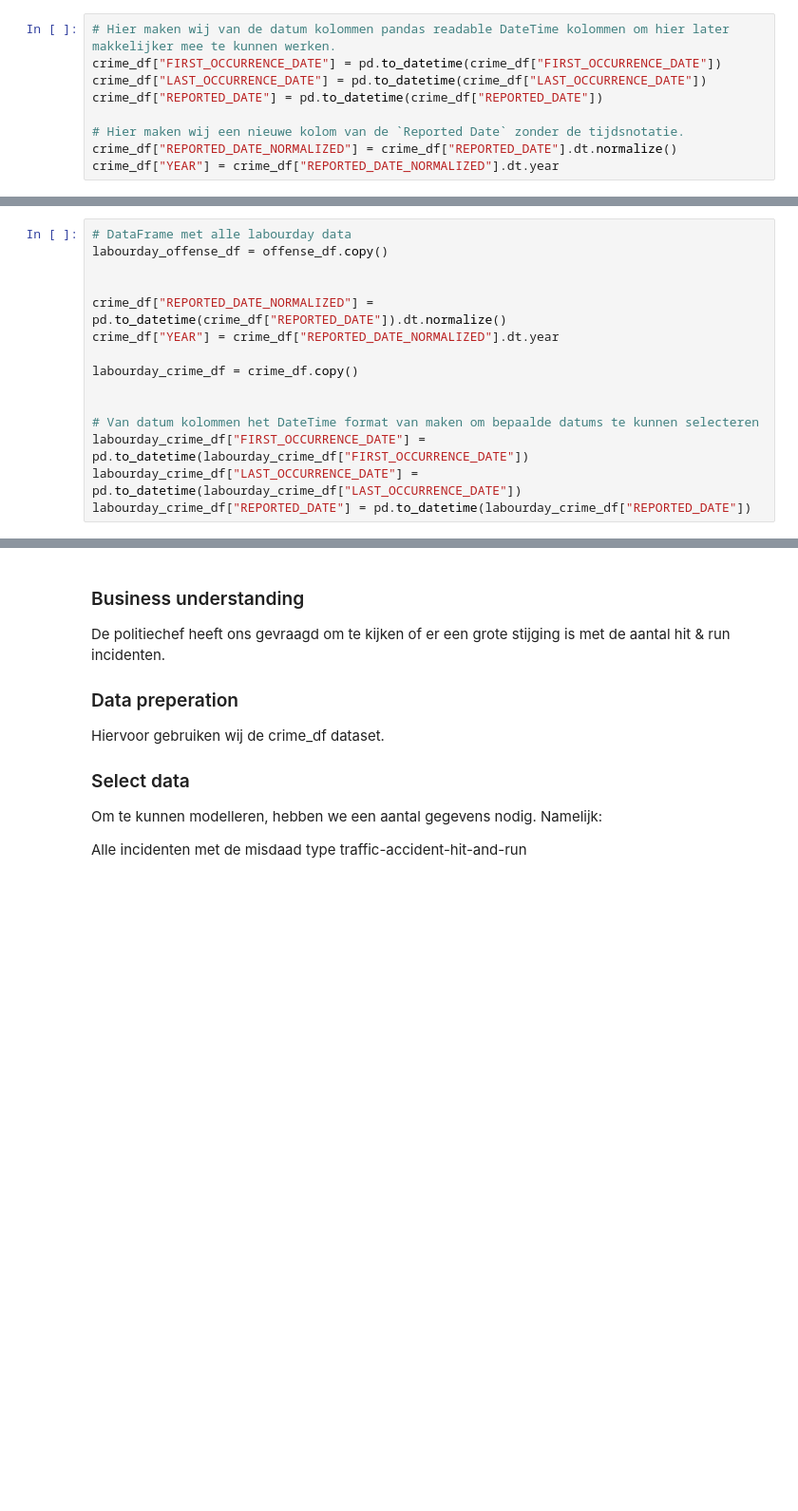
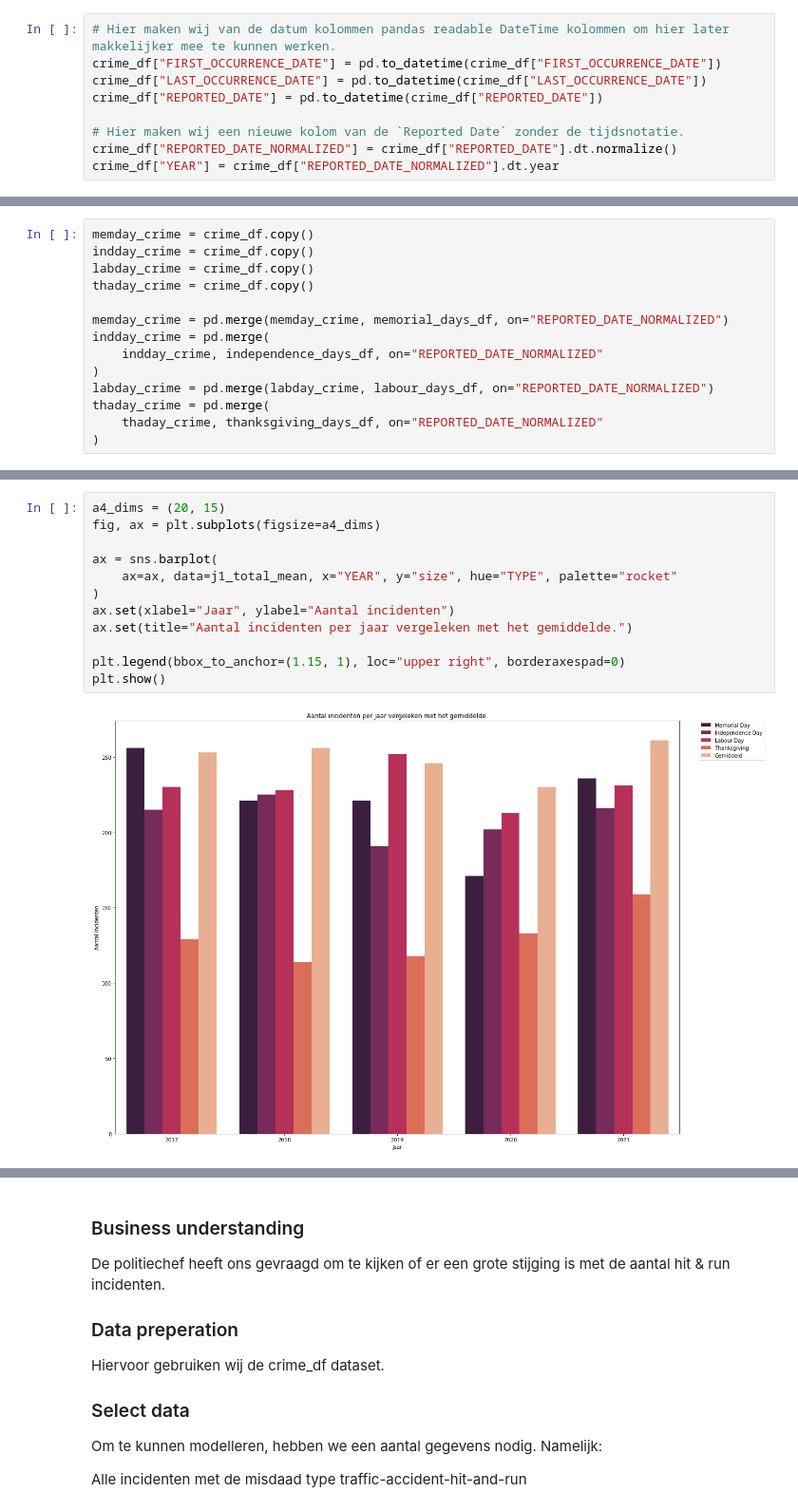
Before and after one commit to KolmschateS/poc-crime, a Jupyter notebook: analyses.ipynb, the cells around one changed output, grey strips where cells are left out. Shown at 95% size. Drawn from its saved outputs; the diff is of its cells as text; blank space fills up the shorter version.

```diff
--- a/analyses.ipynb
+++ b/analyses.ipynb
@@ -587,15 +243,0 @@ Zie algemene data understanding
-# %%
-# DataFrame met alle labourday data
-labourday_offense_df = offense_df.copy()
-
-
-crime_df["REPORTED_DATE_NORMALIZED"] = pd.to_datetime(crime_df["REPORTED_DATE"]).dt.normalize()
-crime_df["YEAR"] = crime_df["REPORTED_DATE_NORMALIZED"].dt.year
-
-labourday_crime_df = crime_df.copy()
-
-
-# Van datum kolommen het DateTime format van maken om bepaalde datums te kunnen selecteren
-labourday_crime_df["FIRST_OCCURRENCE_DATE"] = pd.to_datetime(labourday_crime_df["FIRST_OCCURRENCE_DATE"])
-labourday_crime_df["LAST_OCCURRENCE_DATE"] = pd.to_datetime(labourday_crime_df["LAST_OCCURRENCE_DATE"])
-labourday_crime_df["REPORTED_DATE"] = pd.to_datetime(labourday_crime_df["REPORTED_DATE"])
@@ -850,0 +325,14 @@ plt.show()
+# %%
+memday_crime = crime_df.copy()
+indday_crime = crime_df.copy()
+labday_crime = crime_df.copy()
+thaday_crime = crime_df.copy()
+
+memday_crime = pd.merge(memday_crime, memorial_days_df, on="REPORTED_DATE_NORMALIZED")
+indday_crime = pd.merge(
+    indday_crime, independence_days_df, on="REPORTED_DATE_NORMALIZED"
+)
+labday_crime = pd.merge(labday_crime, labour_days_df, on="REPORTED_DATE_NORMALIZED")
+thaday_crime = pd.merge(
+    thaday_crime, thanksgiving_days_df, on="REPORTED_DATE_NORMALIZED"
+)
@@ -850,0 +406,14 @@ plt.show()
+# %%
+a4_dims = (20, 15)
+fig, ax = plt.subplots(figsize=a4_dims)
+
+ax = sns.barplot(
+    ax=ax, data=j1_total_mean, x="YEAR", y="size", hue="TYPE", palette="rocket"
+)
+ax.set(xlabel="Jaar", ylabel="Aantal incidenten")
+ax.set(title="Aantal incidenten per jaar vergeleken met het gemiddelde.")
+
+plt.legend(bbox_to_anchor=(1.15, 1), loc="upper right", borderaxespad=0)
+plt.show()
+# %% [output]
+[figure, added]
```
Also changed, not shown: parts of 90 cells of this notebook.
